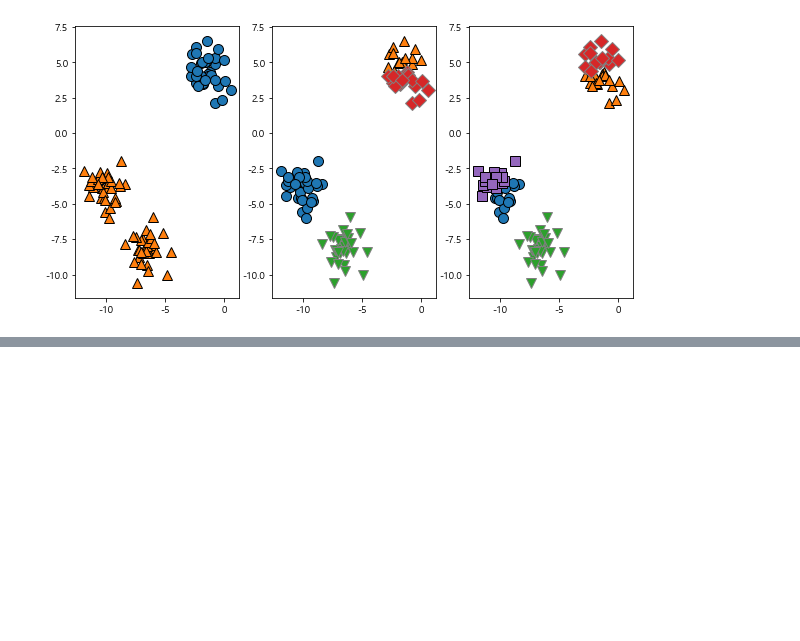
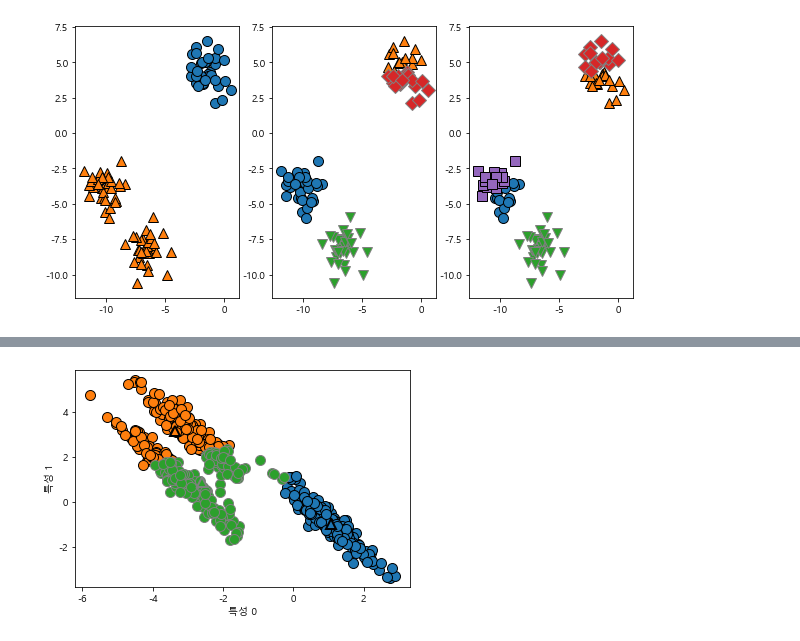
Before and after one commit to tedha012/machine-learning, a Jupyter notebook: day8.ipynb, the cells around one changed output, grey strips where cells are left out. Cells and saved outputs as stored; diff of their text form; code cells hidden in the pictures; blank space fills up the shorter version.

```diff
--- a/day8.ipynb
+++ b/day8.ipynb
@@ -628,0 +645,21 @@ mglearn.discrete_scatter(x[:,0],x[:,1], assignment5, ax=axes[2])
+# %%
+x, y = make_blobs(random_state=170, n_samples=600)
+rng = np.random.RandomState(74)
+
+# 데이터가 길게 늘어지도록 변경
+transformation = rng.normal(size=(2,2))
+x = np.dot(x, transformation)
+# %%
+km = KMeans(n_clusters=3)
+km.fit(x)
+y_pred = km.predict(x)
+# %%
+mglearn.discrete_scatter(x[:,0], x[:,1], km.labels_, markers='o')
+mglearn.discrete_scatter(km.cluster_centers_[:,0],
+                        km.cluster_centers_[:,1],
+                        [0,1,2], markers='^', markeredgewidth=2)
+plt.xlabel('특성 0')
+plt.ylabel('특성 1')
+plt.show()
+# %% [output]
+[figure, added]
```
Also changed, not shown: parts of 8 cells of this notebook, 8 other files.
